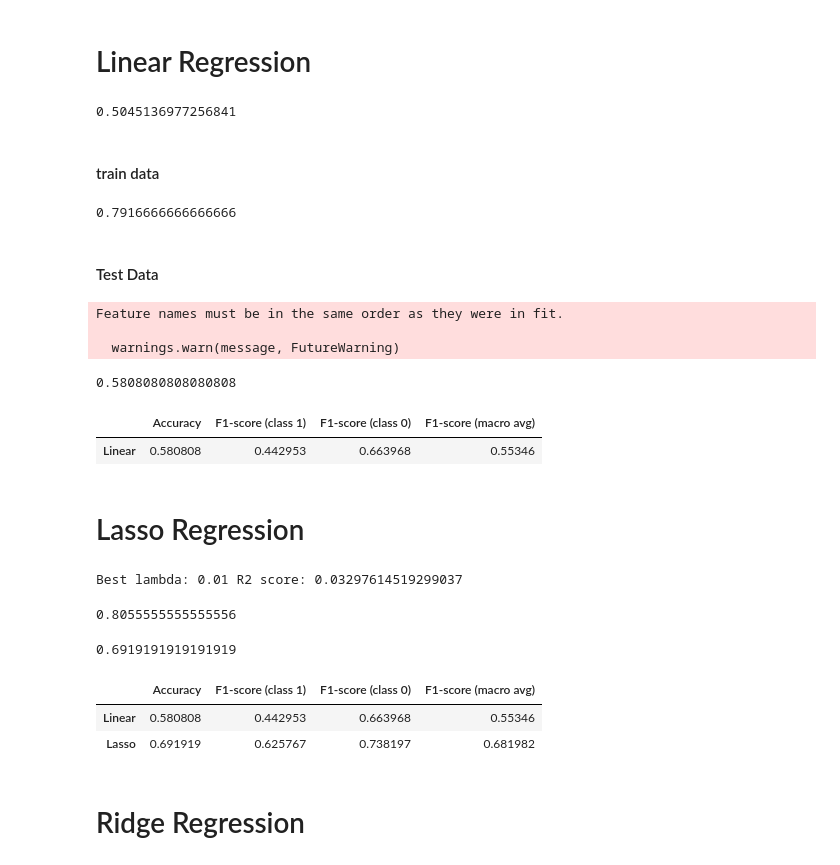
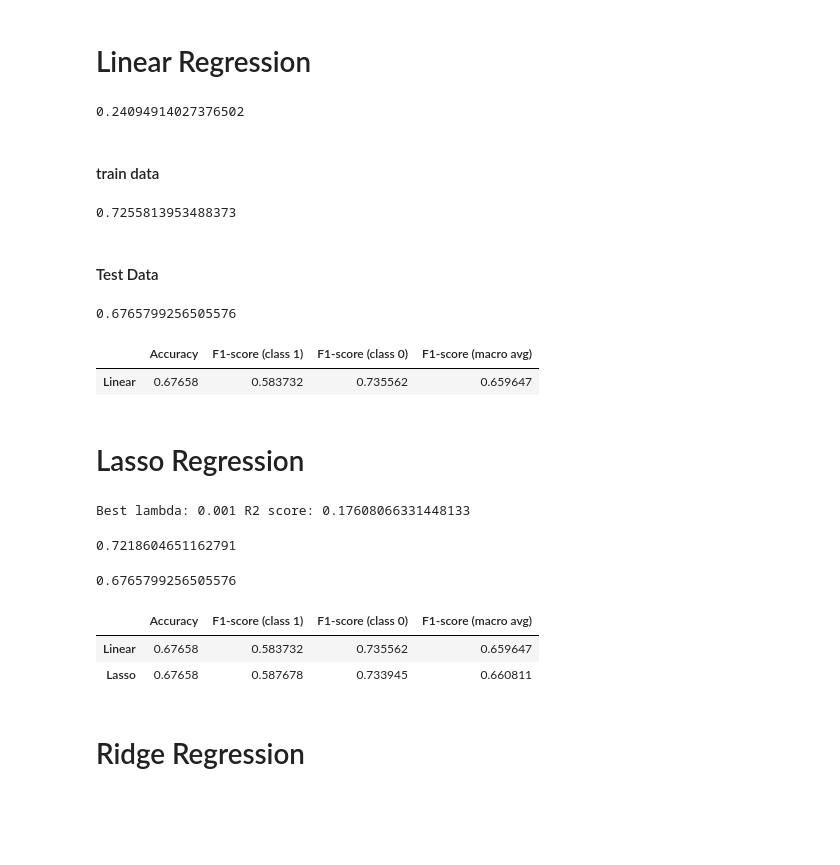
Before and after one commit to mitirmizi/koby-bryant-shot-selection, a Jupyter notebook: src/4-linear-models.ipynb, the cells around one changed output. Saved outputs shown, nothing was run; the diff lists cells and outputs as text; code cells hidden in the pictures; blank space fills up the shorter version.

```diff
--- a/src/4-linear-models.ipynb
+++ b/src/4-linear-models.ipynb
@@ -10,8 +10,8 @@ from sklearn.neural_network import MLPRegressor, MLPClassifier
 from IPython.core.interactiveshell import InteractiveShell
 InteractiveShell.ast_node_interactivity = "all"
 # %%
-DATASET = 'SEASON'
-# DATASET = 'TEAM'
+# DATASET = 'SEASON'
+DATASET = 'TEAM'
 
 if DATASET == 'TEAM':
     train = pd.read_csv('../data/train_team.csv')
@@ -20,6 +20,8 @@ if DATASET == 'TEAM':
 if DATASET == 'TEAM':
     train = pd.read_csv('../data/train_season.csv')
     test = pd.read_csv('../data/test_season.csv')
+
+train, validation = train_test_split(train, train_size=0.8, shuffle=False)
 # %%
 target_column = "shot_made_flag"  # y_column_name
 # %%
@@ -94,6 +96,8 @@ train.head()
 # %%
 x_train, y_train = split_x_y(train, target_column)
 x_test, y_test = split_x_y(test, target_column)
+
+x_val, y_val = split_x_y(validation, target_column)
 # %%
 lambdas = [1e-10,1e-5,1e-4,1e-3,1e-2,0.1, 0.5,1,5,10,50,100]
 # %% [markdown]
@@ -103,7 +107,7 @@ reg = LinearRegression()
 a = reg.fit(x_train, y_train)
 reg.score(x_train, y_train)
 # %% [output]
-0.5045136977256841
+0.24094914027376502
 # %% [markdown]
 #### train data
 # %%
@@ -112,23 +116,20 @@ y_train_pred = y_train_pred >= 0.6
 y_train_pred = np.multiply(y_train_pred, 1)
 accuracy_score(y_train.values, y_train_pred)
 # %% [output]
-0.7916666666666666
+0.7255813953488373
 # %% [markdown]
 #### Test Data
 # %%
-y_test_pred = reg.predict(x_test)
-y_test_pred = y_test_pred >= 0.5
-y_test_pred = np.multiply(y_test_pred, 1)
-accuracy_score(y_test.values, y_test_pred)
-results.loc['Linear',:] = compute_metrics(y_test.values, y_test_pred)
+y_val_pred = reg.predict(x_val)
+y_val_pred = y_val_pred >= 0.5
+y_val_pred = np.multiply(y_val_pred, 1)
+accuracy_score(y_val.values, y_val_pred)
+results.loc['Linear',:] = compute_metrics(y_val.values, y_val_pred)
 results
 # %% [output]
-Feature names must be in the same order as they were in fit.
-
-  warnings.warn(message, FutureWarning)
+0.6765799256505576
-0.5808080808080808
 |  | Accuracy | F1-score (class 1) | F1-score (class 0) | F1-score (macro avg) |
-| Linear | 0.580808 | 0.442953 | 0.663968 | 0.55346 |
+| Linear | 0.67658 | 0.583732 | 0.735562 | 0.659647 |
 # %% [markdown]
 # Lasso Regression
 # %%
@@ -139,26 +140,26 @@ lasso_r2 =  np.mean(cross_val_score(lasso_cv, x_train.values, y_train.values.fla
 
 print('Best lambda:', lasso_cv.alpha_, 'R2 score:',lasso_r2)
 # %% [output]
-Best lambda: 0.01 R2 score: 0.03297614519299037
+Best lambda: 0.001 R2 score: 0.17608066331448133
 # %%
 y_train_pred = lasso_cv.predict(x_train.values)
 y_train_pred = y_train_pred >= 0.5
 y_train_pred = np.multiply(y_train_pred, 1)
 accuracy_score(y_train.values, y_train_pred)
 # %% [output]
-0.8055555555555556
+0.7218604651162791
 # %%
-y_test_pred = lasso_cv.predict(x_test.values)
-y_test_pred = y_test_pred >= 0.5
-y_test_pred = np.multiply(y_test_pred, 1)
-accuracy_score(y_test.values, y_test_pred)
-results.loc['Lasso',:] = compute_metrics(y_test.values, y_test_pred)
+y_val_pred = lasso_cv.predict(x_val.values)
+y_val_pred = y_val_pred >= 0.5
+y_val_pred = np.multiply(y_val_pred, 1)
+accuracy_score(y_val.values, y_val_pred)
+results.loc['Lasso',:] = compute_metrics(y_val.values, y_val_pred)
 results
 # %% [output]
-0.6919191919191919
+0.6765799256505576
 |  | Accuracy | F1-score (class 1) | F1-score (class 0) | F1-score (macro avg) |
-| Linear | 0.580808 | 0.442953 | 0.663968 | 0.55346 |
-| Lasso | 0.691919 | 0.625767 | 0.738197 | 0.681982 |
+| Linear | 0.67658 | 0.583732 | 0.735562 | 0.659647 |
+| Lasso | 0.67658 | 0.587678 | 0.733945 | 0.660811 |
 # %% [markdown]
 # Ridge Regression
 # %%
```
Also changed, not shown: parts of 8 cells of this notebook.
